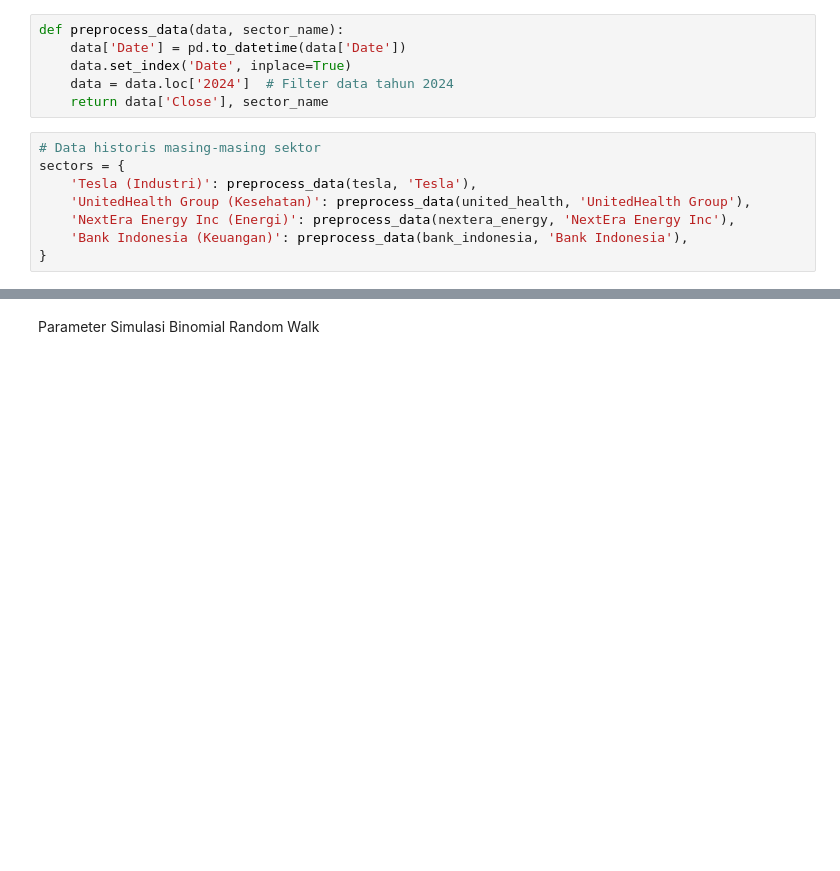
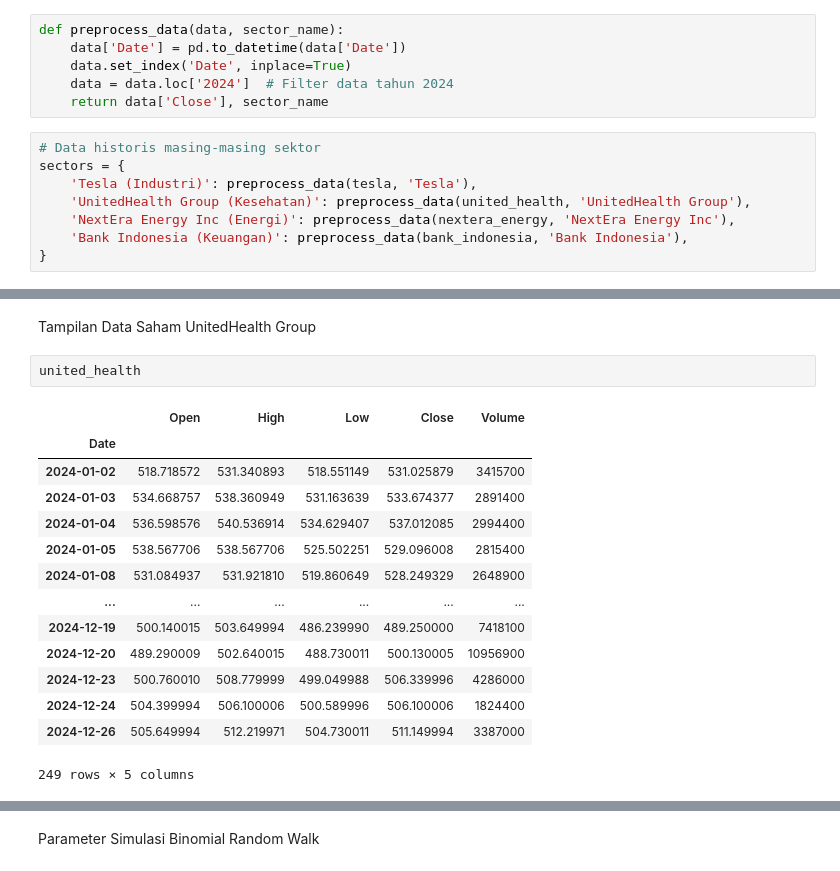
Before and after one commit to Ardavaa/random-walk-forecasting, a Jupyter notebook: binomial_random_walk.ipynb, the cells around one changed output, grey strips where cells are left out. Saved outputs shown, nothing was run; the diff lists cells and outputs as text; blank space fills up the shorter version.

```diff
--- a/binomial_random_walk.ipynb
+++ b/binomial_random_walk.ipynb
@@ -65,0 +86,19 @@ sectors = {
+# %% [markdown]
+Tampilan Data Saham UnitedHealth Group
+# %%
+united_health
+# %% [output]
+|  | Open | High | Low | Close | Volume |
+| Date |  |  |  |  |  |
+| 2024-01-02 | 518.718572 | 531.340893 | 518.551149 | 531.025879 | 3415700 |
+| 2024-01-03 | 534.668757 | 538.360949 | 531.163639 | 533.674377 | 2891400 |
+| 2024-01-04 | 536.598576 | 540.536914 | 534.629407 | 537.012085 | 2994400 |
+| 2024-01-05 | 538.567706 | 538.567706 | 525.502251 | 529.096008 | 2815400 |
+| 2024-01-08 | 531.084937 | 531.921810 | 519.860649 | 528.249329 | 2648900 |
+| ... | ... | ... | ... | ... | ... |
+| 2024-12-19 | 500.140015 | 503.649994 | 486.239990 | 489.250000 | 7418100 |
+| 2024-12-20 | 489.290009 | 502.640015 | 488.730011 | 500.130005 | 10956900 |
+| 2024-12-23 | 500.760010 | 508.779999 | 499.049988 | 506.339996 | 4286000 |
+| 2024-12-24 | 504.399994 | 506.100006 | 500.589996 | 506.100006 | 1824400 |
+| 2024-12-26 | 505.649994 | 512.219971 | 504.730011 | 511.149994 | 3387000 |
+249 rows × 5 columns
```
Also changed, not shown: parts of 7 cells of this notebook.
